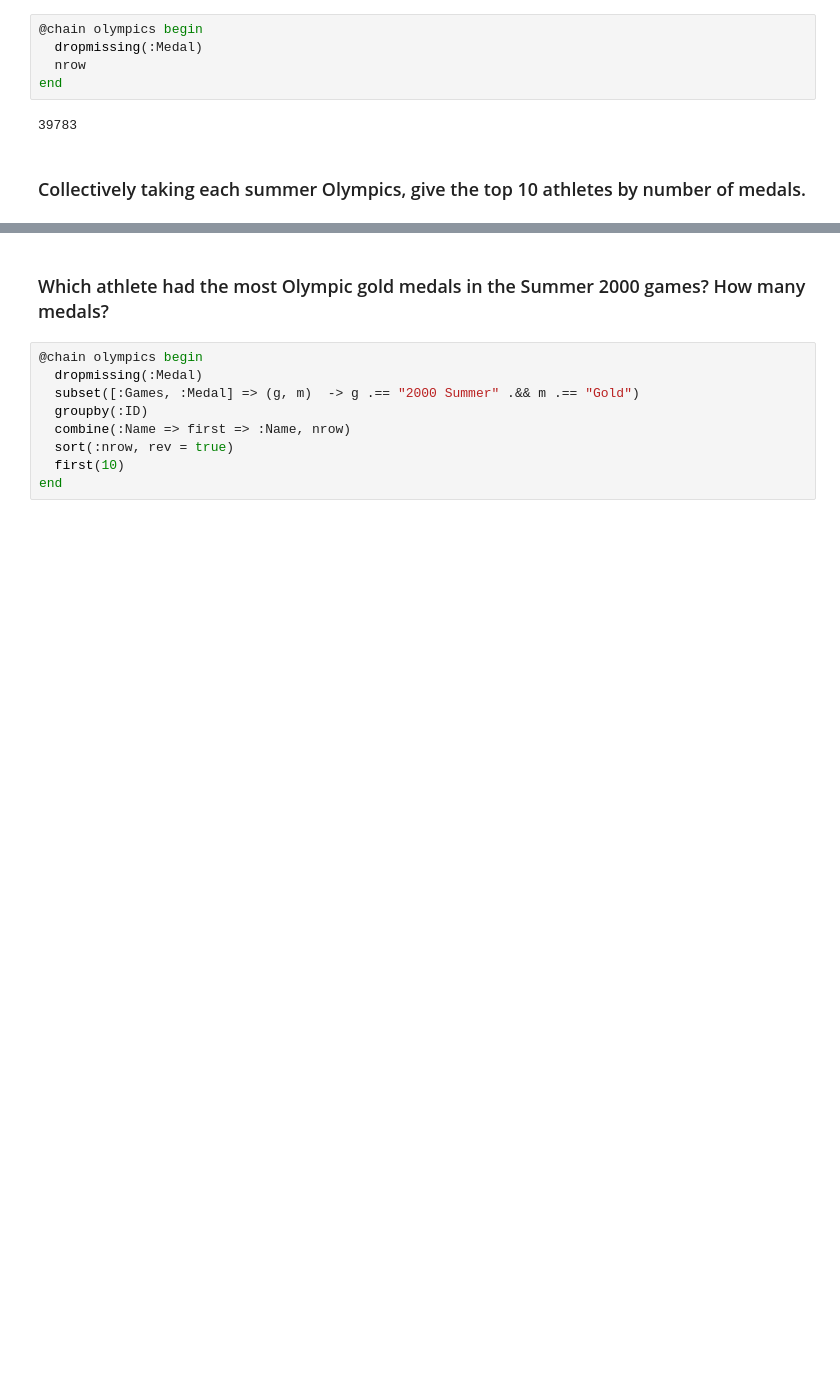
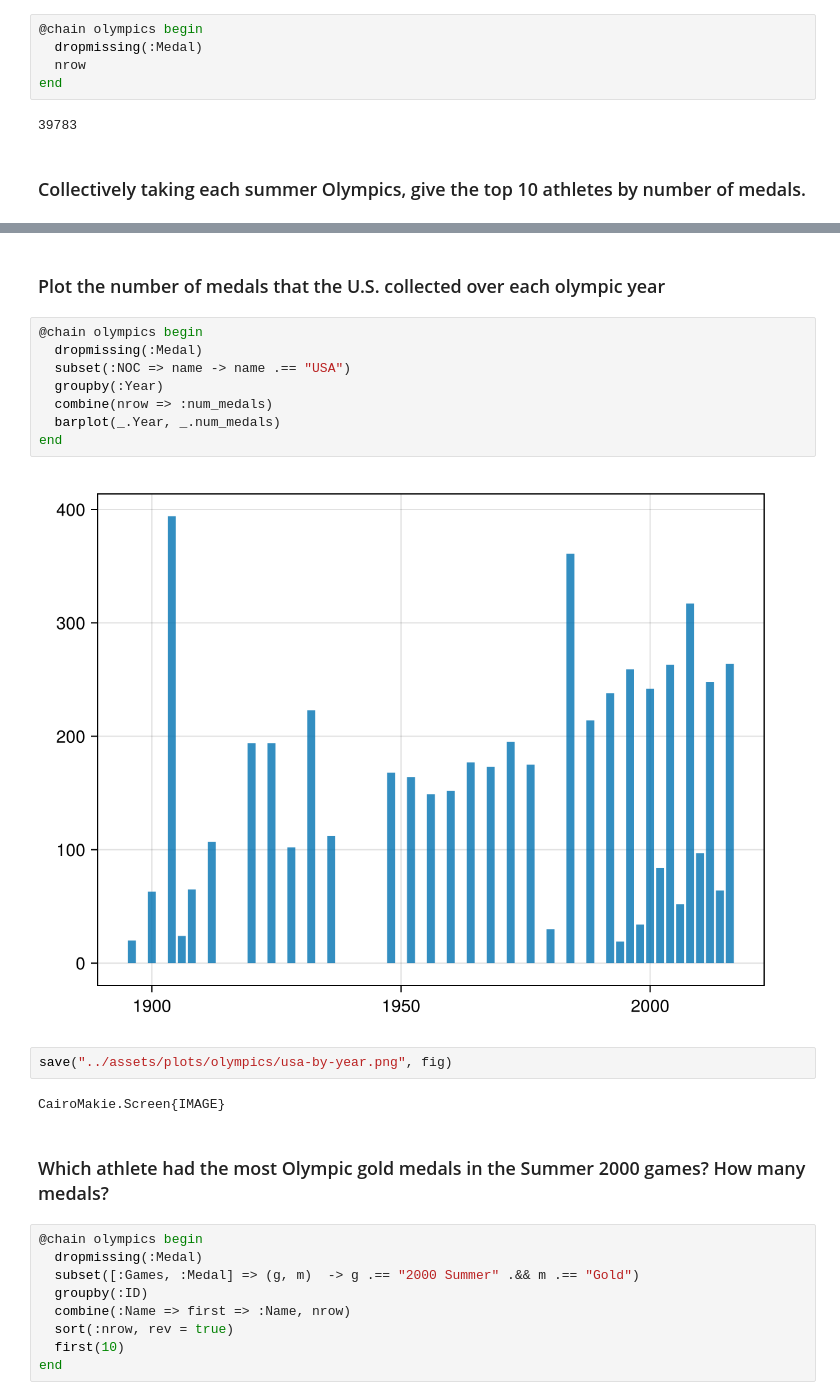
Before and after one commit to pstaabp/sci-comp-book, a Jupyter notebook: julia-output/olympics.ipynb, the cells around one changed output, grey strips where cells are left out. Cells and saved outputs as stored; diff of their text form; blank space fills up the shorter version.

```diff
--- a/julia-output/olympics.ipynb
+++ b/julia-output/olympics.ipynb
@@ -58,3 +109,19 @@ end
+# %% [markdown]
+### Plot the number of medals that the U.S. collected over each olympic year
+# %%
+@chain olympics begin
+  dropmissing(:Medal)
+  subset(:NOC => name -> name .== "USA")
+  groupby(:Year)
+  combine(nrow => :num_medals)
+  barplot(_.Year, _.num_medals)
+end
+# %% [output]
+[figure, added]
+# %%
+save("../assets/plots/olympics/usa-by-year.png", fig)
+# %% [output]
+CairoMakie.Screen{IMAGE}
 # %% [markdown]
 ### Which athlete had the most Olympic gold medals in the Summer 2000 games? How many medals?
 # %%
```
Also changed, not shown: parts of 15 cells of this notebook, 6 other files.
